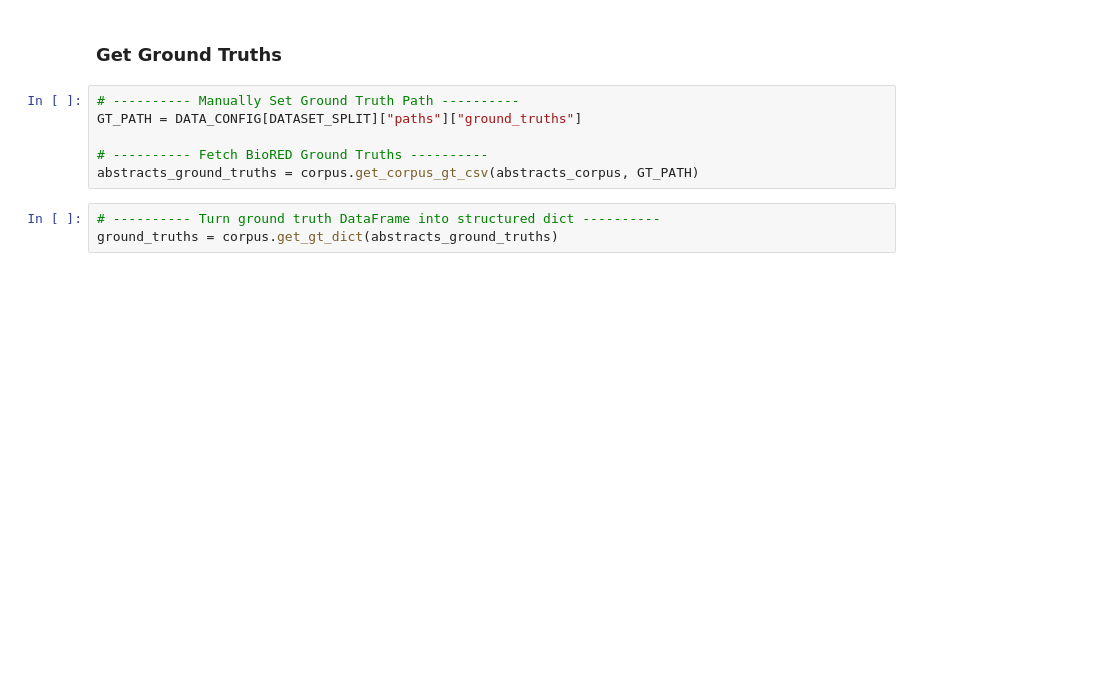
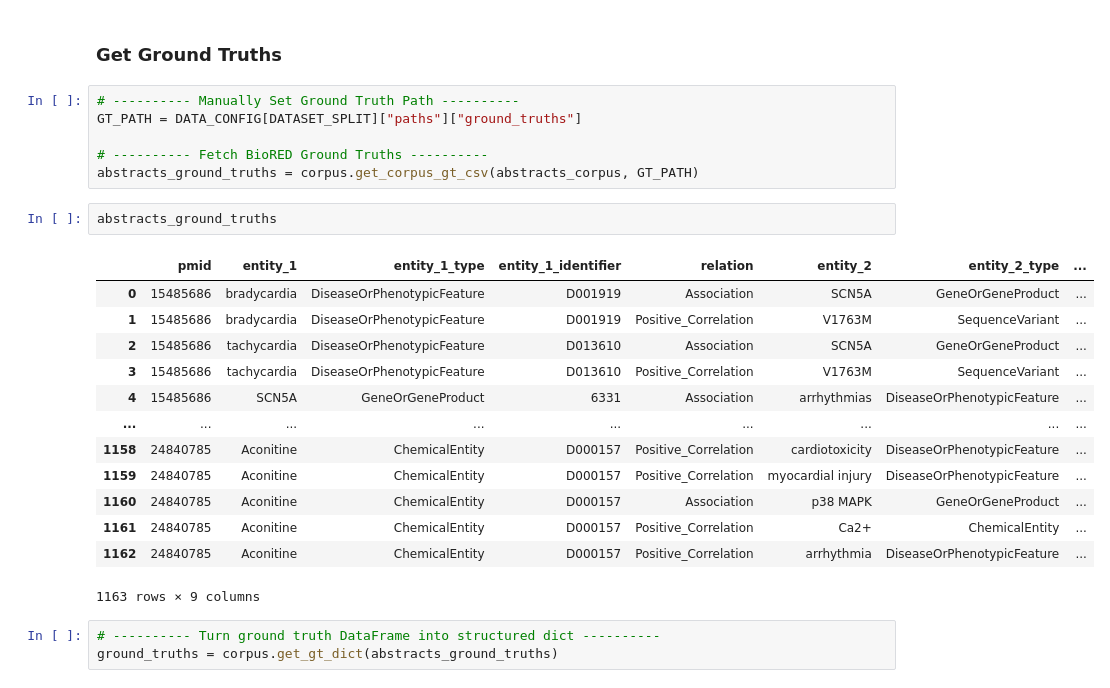
Before and after one commit to wesroots/biomedical_kg_thesis, a Jupyter notebook: src/experiments/extraction_pipeline.ipynb, the cells around one changed output. Drawn from its saved outputs; the diff is of its cells as text; blank space fills up the shorter version.

```diff
--- a/src/experiments/extraction_pipeline.ipynb
+++ b/src/experiments/extraction_pipeline.ipynb
@@ -81,6 +97,22 @@ GT_PATH = DATA_CONFIG[DATASET_SPLIT]["paths"]["ground_truths"]
 
 # ---------- Fetch BioRED Ground Truths ----------
 abstracts_ground_truths = corpus.get_corpus_gt_csv(abstracts_corpus, GT_PATH)
+# %%
+abstracts_ground_truths
+# %% [output]
+|  | pmid | entity_1 | entity_1_type | entity_1_identifier | relation | entity_2 | entity_2_type | ... |
+| 0 | 15485686 | bradycardia | DiseaseOrPhenotypicFeature | D001919 | Association | SCN5A | GeneOrGeneProduct | ... |
+| 1 | 15485686 | bradycardia | DiseaseOrPhenotypicFeature | D001919 | Positive_Correlation | V1763M | SequenceVariant | ... |
+| 2 | 15485686 | tachycardia | DiseaseOrPhenotypicFeature | D013610 | Association | SCN5A | GeneOrGeneProduct | ... |
+| 3 | 15485686 | tachycardia | DiseaseOrPhenotypicFeature | D013610 | Positive_Correlation | V1763M | SequenceVariant | ... |
+| 4 | 15485686 | SCN5A | GeneOrGeneProduct | 6331 | Association | arrhythmias | DiseaseOrPhenotypicFeature | ... |
+| ... | ... | ... | ... | ... | ... | ... | ... | ... |
+| 1158 | 24840785 | Aconitine | ChemicalEntity | D000157 | Positive_Correlation | cardiotoxicity | DiseaseOrPhenotypicFeature | ... |
+| 1159 | 24840785 | Aconitine | ChemicalEntity | D000157 | Positive_Correlation | myocardial injury | DiseaseOrPhenotypicFeature | ... |
+| 1160 | 24840785 | Aconitine | ChemicalEntity | D000157 | Association | p38 MAPK | GeneOrGeneProduct | ... |
+| 1161 | 24840785 | Aconitine | ChemicalEntity | D000157 | Positive_Correlation | Ca2+ | ChemicalEntity | ... |
+| 1162 | 24840785 | Aconitine | ChemicalEntity | D000157 | Positive_Correlation | arrhythmia | DiseaseOrPhenotypicFeature | ... |
+1163 rows × 9 columns
 # %%
 # ---------- Turn ground truth DataFrame into structured dict ----------
 ground_truths = corpus.get_gt_dict(abstracts_ground_truths)
```
Also changed, not shown: parts of 15 cells of this notebook, 37 other files.
